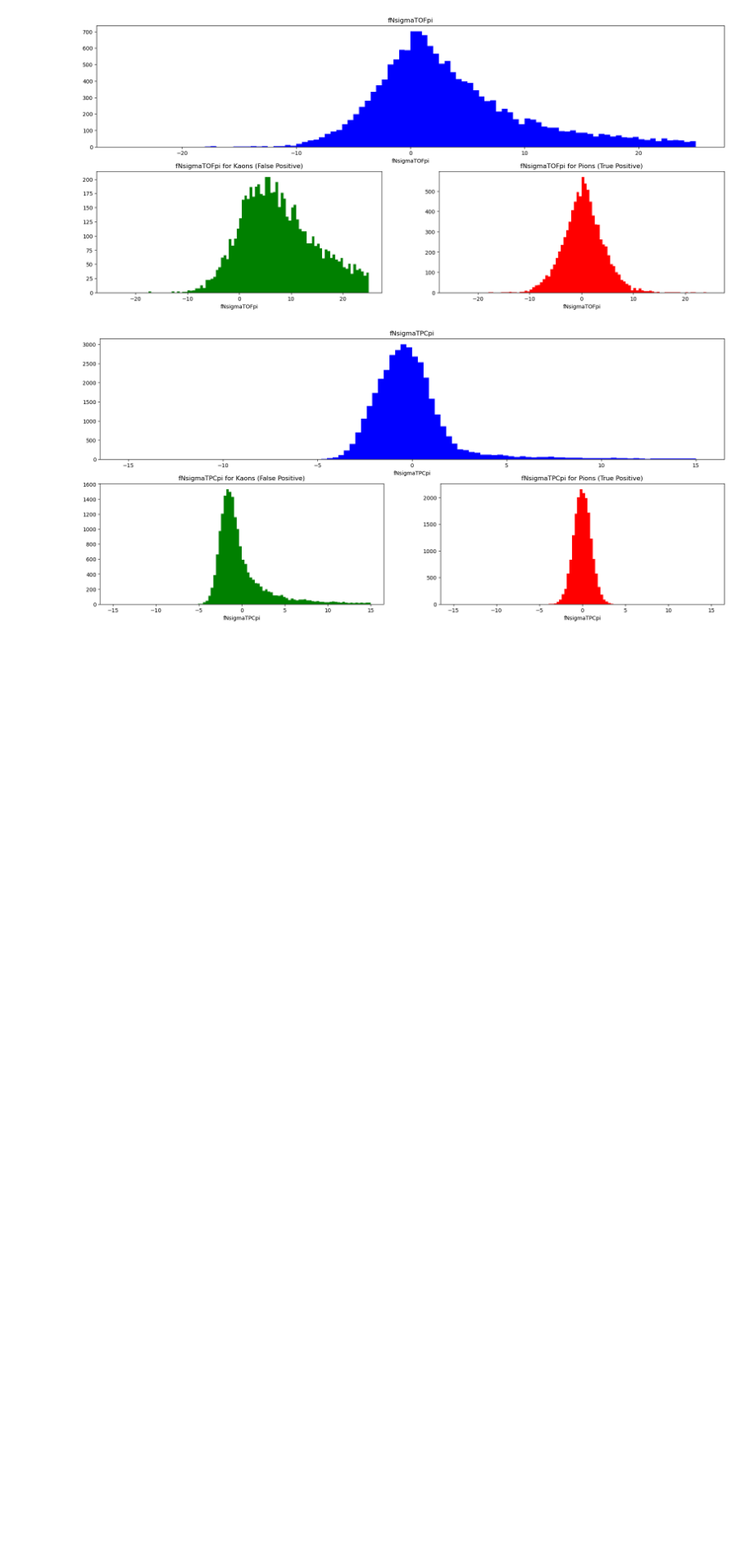
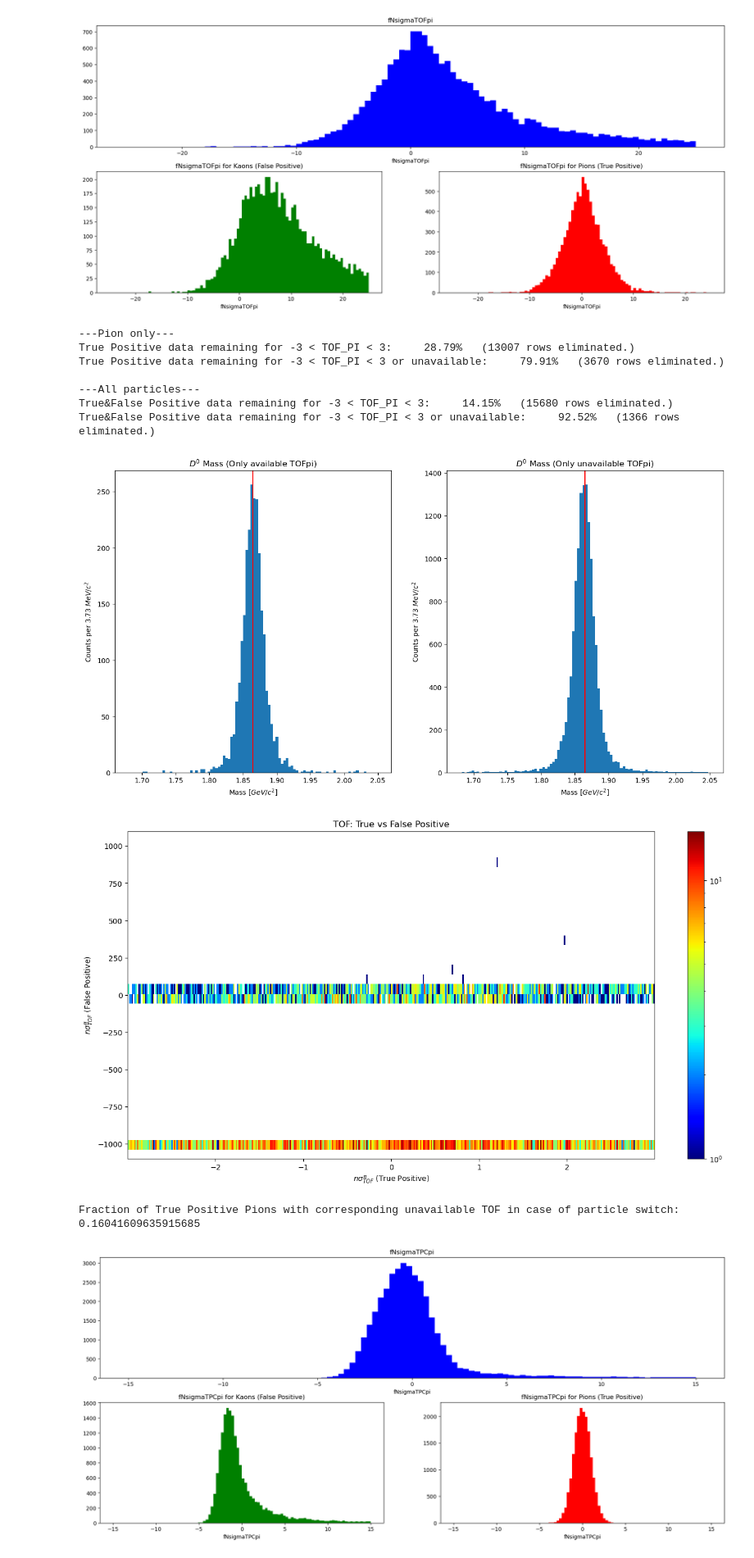
Before and after one commit to LeoPi314/LCPB_Project, a Jupyter notebook: MC_Analysis_D0.ipynb, the cells around one changed output. Shown at 82% size. Drawn from its saved outputs; the diff is of its cells as text; code cells hidden in the pictures; blank space fills up the shorter version.

```diff
--- a/MC_Analysis_D0.ipynb
+++ b/MC_Analysis_D0.ipynb
@@ -620,6 +718,74 @@ axes["right"].set_label("Counts")
 plt.show()
 # %% [output]
 [figure]
+# %%
+# in cut2:
+# "( (fNsigmaTOFpi > -3) & (fNsigmaTOFpi < 3) & (fCharge == 1) ) | "
+# "(fNsigmaTOFpi > 998.5) | (fNsigmaTOFpi < -998.5) ) | "
+
+min_cut_TOF_PI, max_cut_TOF_PI = -3, 3
+NA_TOF_PI = 998.5
+start_size = len(final_results)
+middle_size = sum(final_results["PI_TOFpi"].between(min_cut_TOF_PI, max_cut_TOF_PI))
+final_size = middle_size + sum(final_results["PI_TOFpi"].abs() > NA_TOF_PI )
+print("---Pion only---")
+print(f"True Positive data remaining for {min_cut_TOF_PI} < TOF_PI < {max_cut_TOF_PI}:     {(middle_size/start_size)*100:.2f}%   ({start_size - middle_size} rows eliminated.)")
+print(f"True Positive data remaining for {min_cut_TOF_PI} < TOF_PI < {max_cut_TOF_PI} or unavailable:     {(final_size/start_size)*100:.2f}%   ({start_size - final_size} rows eliminated.)")
+print("\n---All particles---")
+middle_size = sum( ( final_results["KA_TOFpi"].between(min_cut_TOF_PI, max_cut_TOF_PI)  & (final_results["PI_TOFpi"].abs() < NA_TOF_PI) ) |
+                   ( final_results["PI_TOFpi"].between(min_cut_TOF_PI, max_cut_TOF_PI)  & (final_results["KA_TOFpi"].abs()< NA_TOF_PI) ) )
+final_size = middle_size + sum( ( final_results["KA_TOFpi"].abs() > NA_TOF_PI ) | ( final_results["PI_TOFpi"].abs() > NA_TOF_PI ) )
+print(f"True&False Positive data remaining for {min_cut_TOF_KA} < TOF_PI < {max_cut_TOF_KA}:     {(middle_size/start_size)*100:.2f}%   ({start_size - middle_size} rows eliminated.)")
+print(f"True&False Positive data remaining for {min_cut_TOF_KA} < TOF_PI < {max_cut_TOF_KA} or unavailable:     {(final_size/start_size)*100:.2f}%   ({start_size - final_size} rows eliminated.)")
+
+# Are rows corresponding to unavailable TOFpi important? How does the invariant mass look without them?
+only_available_TOF = final_results[( final_results["KA_TOFpi"].between(min_cut_TOF_PI, max_cut_TOF_PI)  & (final_results["PI_TOFpi"].abs() < NA_TOF_PI) ) |
+                   ( final_results["PI_TOFpi"].between(min_cut_TOF_PI, max_cut_TOF_PI)  & (final_results["KA_TOFpi"].abs()< NA_TOF_PI) )]
+
+MIN_MASS, MAX_MASS = 0.9*m_d0, 1.1*m_d0
+N_BINS = 100
+fig, ax  = plt.subplots(1, 2, figsize=(16,8))
+ax[0].hist(only_available_TOF["inv_mass"], bins=N_BINS, range=(MIN_MASS, MAX_MASS))
+ax[0].axvline(x=m_d0, color="red")
+ax[0].set_xlabel("Mass [$GeV/c^2$]")
+ax[0].set_ylabel(f"Counts per {((MAX_MASS-MIN_MASS)/N_BINS)*1000:.2f} $MeV/c^2$")
+ax[0].set_title("$D^0$ Mass (Only available TOFpi)")
+
+# only UNAVAILABLE
+only_unavailable_TOF = final_results[( final_results["KA_TOFpi"].abs() > NA_TOF_PI ) | ( final_results["PI_TOFpi"].abs() > NA_TOF_PI ) ]
+ax[1].hist(only_unavailable_TOF["inv_mass"], bins=N_BINS, range=(MIN_MASS, MAX_MASS))
+ax[1].axvline(x=m_d0, color="red")
+ax[1].set_xlabel("Mass [$GeV/c^2$]")
+ax[1].set_ylabel(f"Counts per {((MAX_MASS-MIN_MASS)/N_BINS)*1000:.2f} $MeV/c^2$")
+ax[1].set_title("$D^0$ Mass (Only unavailable TOFpi)")
+
+plt.show()
+
+# Check how the true positive and false positive are related
+fig, ax = plt.subplots(figsize=(16,8))
+plt.hist2d(final_results[( final_results["PI_TOFpi"].between(min_cut_TOF_PI, max_cut_TOF_PI))]["PI_TOFpi"],
+           final_results[( final_results["PI_TOFpi"].between(min_cut_TOF_PI, max_cut_TOF_PI))]["KA_TOFpi"],
+           (400, 400), cmap="jet", norm=LogNorm() )
+plt.colorbar()
+plt.xlabel(r"$n\sigma^{\pi}_{TOF}$ (True Positive)")
+plt.ylabel(r"$n\sigma^{\pi}_{TOF}$ (False Positive)")
+plt.ylim(-1.1*NA_TOF_PI, 1.1*NA_TOF_PI )
+plt.title("TOF: True vs False Positive")
+plt.show()
+
+print("Fraction of True Positive Pions with corresponding unavailable TOF in case of particle switch:",
+      sum( (final_results["PI_TOFpi"].between(min_cut_TOF_PI, max_cut_TOF_PI)) & ( (final_results["KA_TOFpi"].abs() > NA_TOF_PI) ) )/len(final_results) )
+# %% [output]
+---Pion only---
+True Positive data remaining for -3 < TOF_PI < 3:     28.79%   (13007 rows eliminated.)
+True Positive data remaining for -3 < TOF_PI < 3 or unavailable:     79.91%   (3670 rows eliminated.)
+
+---All particles---
+True&False Positive data remaining for -3 < TOF_PI < 3:     14.15%   (15680 rows eliminated.)
+True&False Positive data remaining for -3 < TOF_PI < 3 or unavailable:     92.52%   (1366 rows eliminated.)
+[figure, added]
+[figure, added]
+Fraction of True Positive Pions with corresponding unavailable TOF in case of particle switch: 0.16041609635915685
 # %%
 fig, axes = plt.subplot_mosaic(mosaic, figsize=(21, 9))
 N_BINS = 100
```
Also changed, not shown: parts of 3 cells of this notebook.
